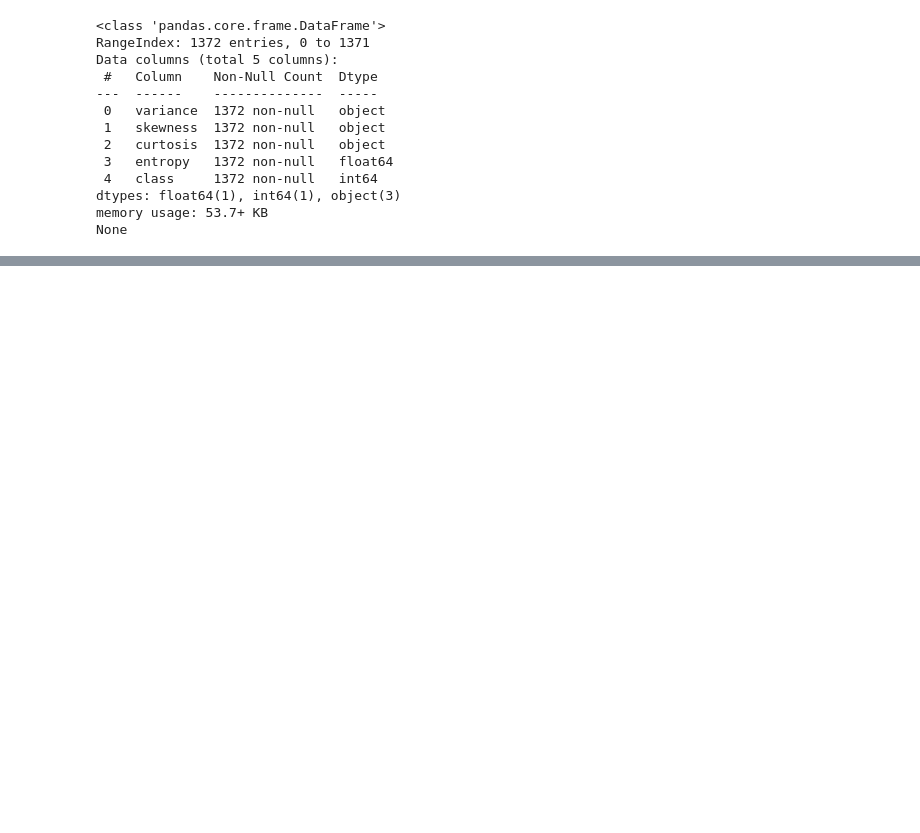
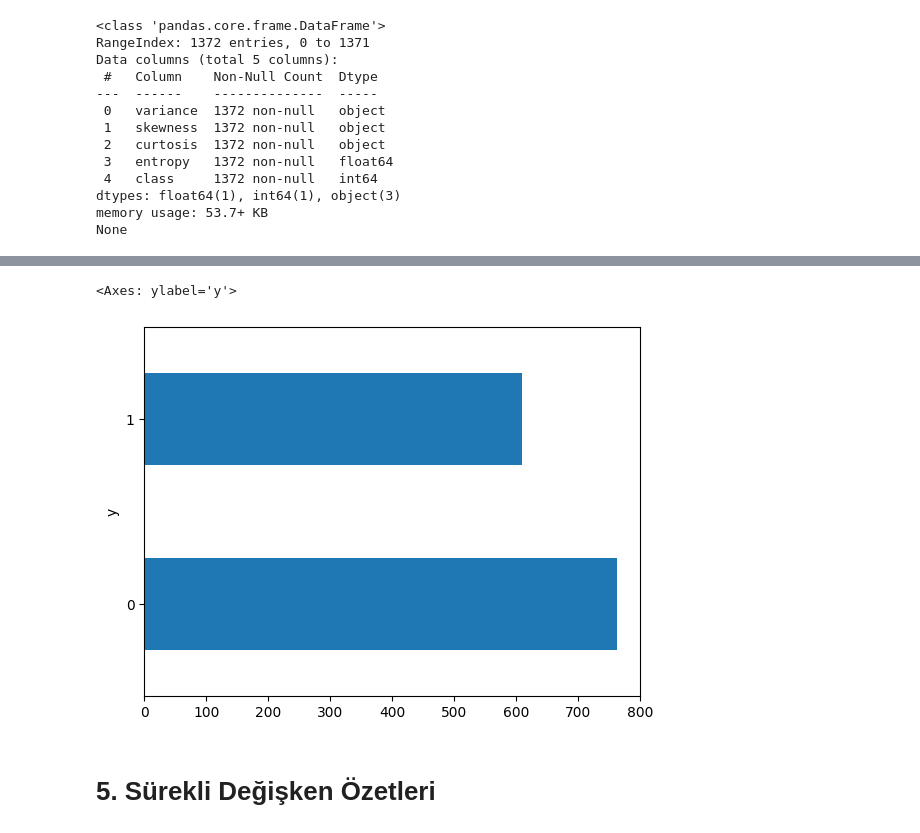
Before and after one commit to mfasahin/banknot_authentication, a Jupyter notebook: data_banknote.ipynb, the cells around one changed output, grey strips where cells are left out. Saved outputs shown, nothing was run; the diff lists cells and outputs as text; code cells hidden in the pictures; blank space fills up the shorter version.

```diff
--- a/data_banknote.ipynb
+++ b/data_banknote.ipynb
@@ -52,0 +153,7 @@ print(df.info())
+# %%
+df["y"].value_counts().plot.barh() # diğer grafikler çok karışık
+# %% [output]
+<Axes: ylabel='y'>
+[figure, added]
+# %% [markdown]
+# 5. Sürekli Değişken Özetleri
```
Also changed, not shown: parts of 28 cells of this notebook.
